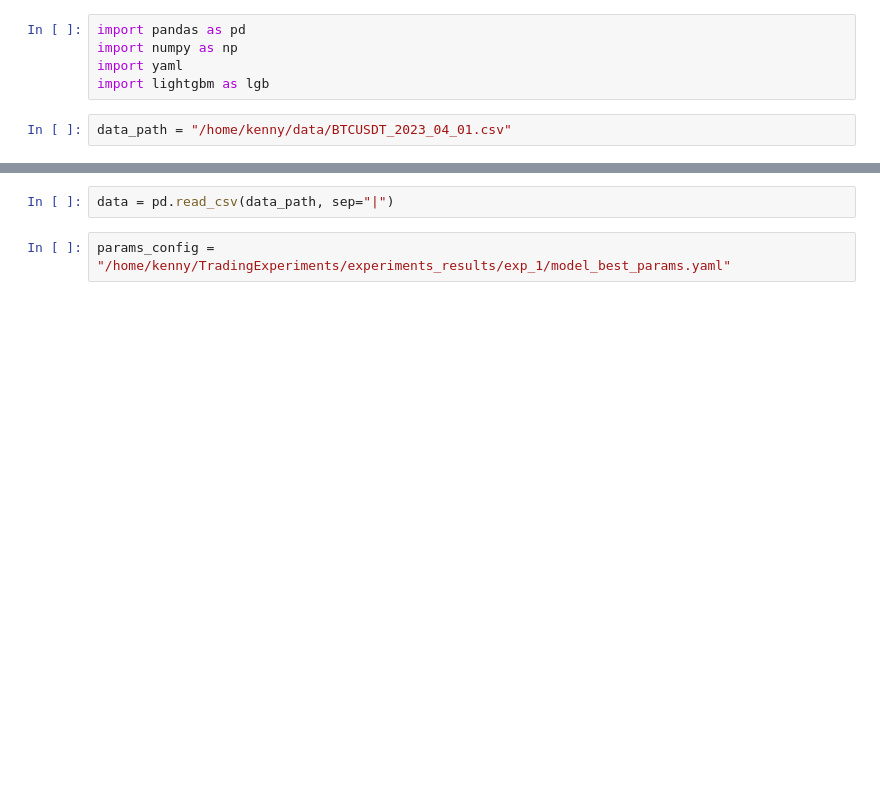
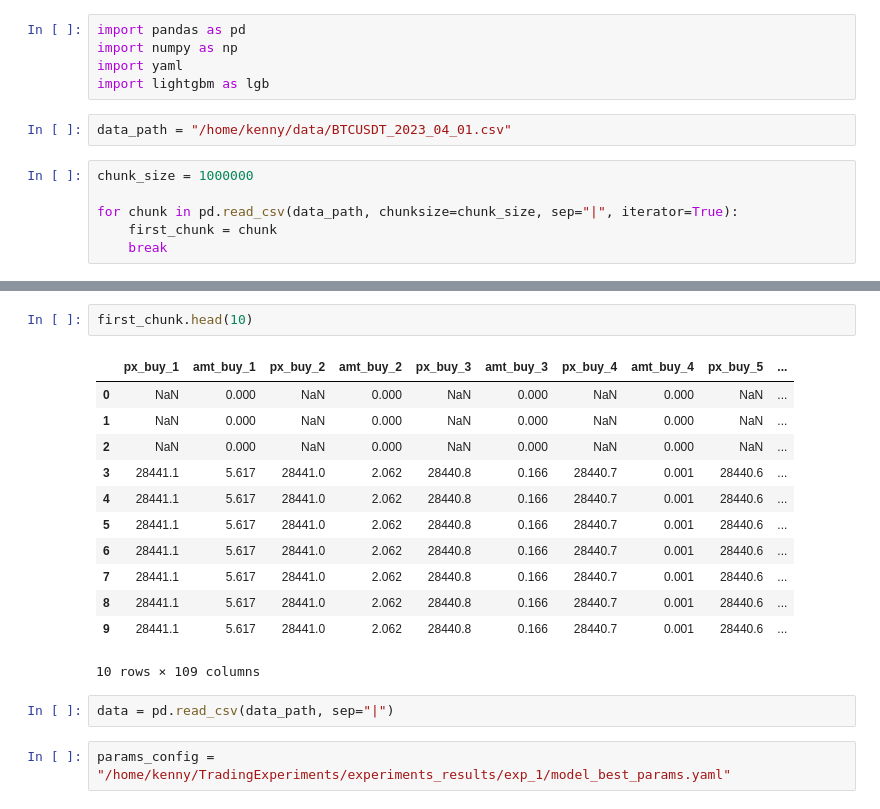
Before and after one commit to Arsenchius/TradingExperiments, a Jupyter notebook: sandbox.ipynb, the cells around one changed output, grey strips where cells are left out. Cells and saved outputs as stored; diff of their text form; blank space fills up the shorter version.

```diff
--- a/sandbox.ipynb
+++ b/sandbox.ipynb
@@ -5,3 +5,9 @@ import yaml
 import lightgbm as lgb
 # %%
 data_path = "/home/kenny/data/BTCUSDT_2023_04_01.csv"
+# %%
+chunk_size = 1000000
+
+for chunk in pd.read_csv(data_path, chunksize=chunk_size, sep="|", iterator=True):
+    first_chunk = chunk
+    break
@@ -8,3 +41,18 @@ data_path = "/home/kenny/data/BTCUSDT_2023_04_01.csv"
+# %%
+first_chunk.head(10)
+# %% [output]
+|  | px_buy_1 | amt_buy_1 | px_buy_2 | amt_buy_2 | px_buy_3 | amt_buy_3 | px_buy_4 | amt_buy_4 | px_buy_5 | ... |
+| 0 | NaN | 0.000 | NaN | 0.000 | NaN | 0.000 | NaN | 0.000 | NaN | ... |
+| 1 | NaN | 0.000 | NaN | 0.000 | NaN | 0.000 | NaN | 0.000 | NaN | ... |
+| 2 | NaN | 0.000 | NaN | 0.000 | NaN | 0.000 | NaN | 0.000 | NaN | ... |
+| 3 | 28441.1 | 5.617 | 28441.0 | 2.062 | 28440.8 | 0.166 | 28440.7 | 0.001 | 28440.6 | ... |
+| 4 | 28441.1 | 5.617 | 28441.0 | 2.062 | 28440.8 | 0.166 | 28440.7 | 0.001 | 28440.6 | ... |
+| 5 | 28441.1 | 5.617 | 28441.0 | 2.062 | 28440.8 | 0.166 | 28440.7 | 0.001 | 28440.6 | ... |
+| 6 | 28441.1 | 5.617 | 28441.0 | 2.062 | 28440.8 | 0.166 | 28440.7 | 0.001 | 28440.6 | ... |
+| 7 | 28441.1 | 5.617 | 28441.0 | 2.062 | 28440.8 | 0.166 | 28440.7 | 0.001 | 28440.6 | ... |
+| 8 | 28441.1 | 5.617 | 28441.0 | 2.062 | 28440.8 | 0.166 | 28440.7 | 0.001 | 28440.6 | ... |
+| 9 | 28441.1 | 5.617 | 28441.0 | 2.062 | 28440.8 | 0.166 | 28440.7 | 0.001 | 28440.6 | ... |
+10 rows × 109 columns
 # %%
 data = pd.read_csv(data_path, sep="|")
 # %%
```
Also changed, not shown: parts of 3 cells of this notebook, 7 other files.
